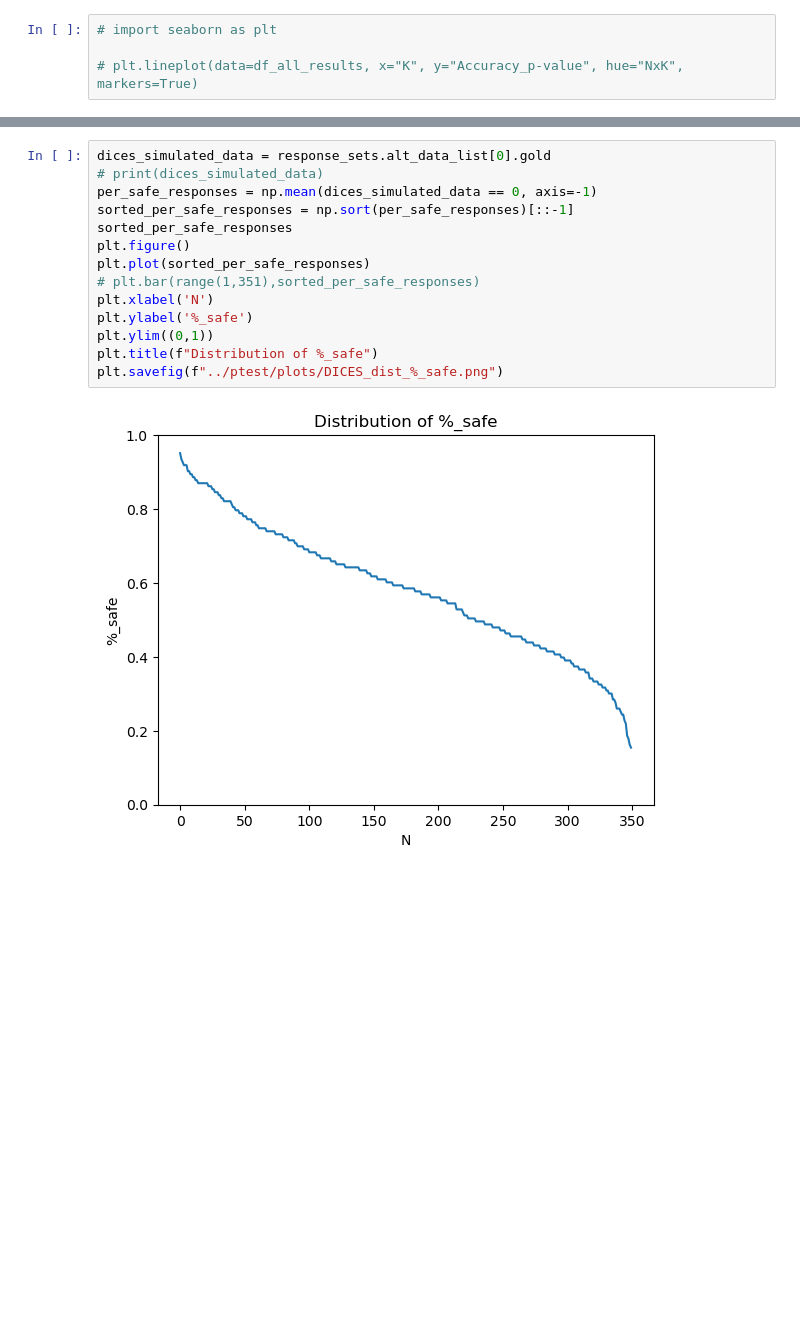
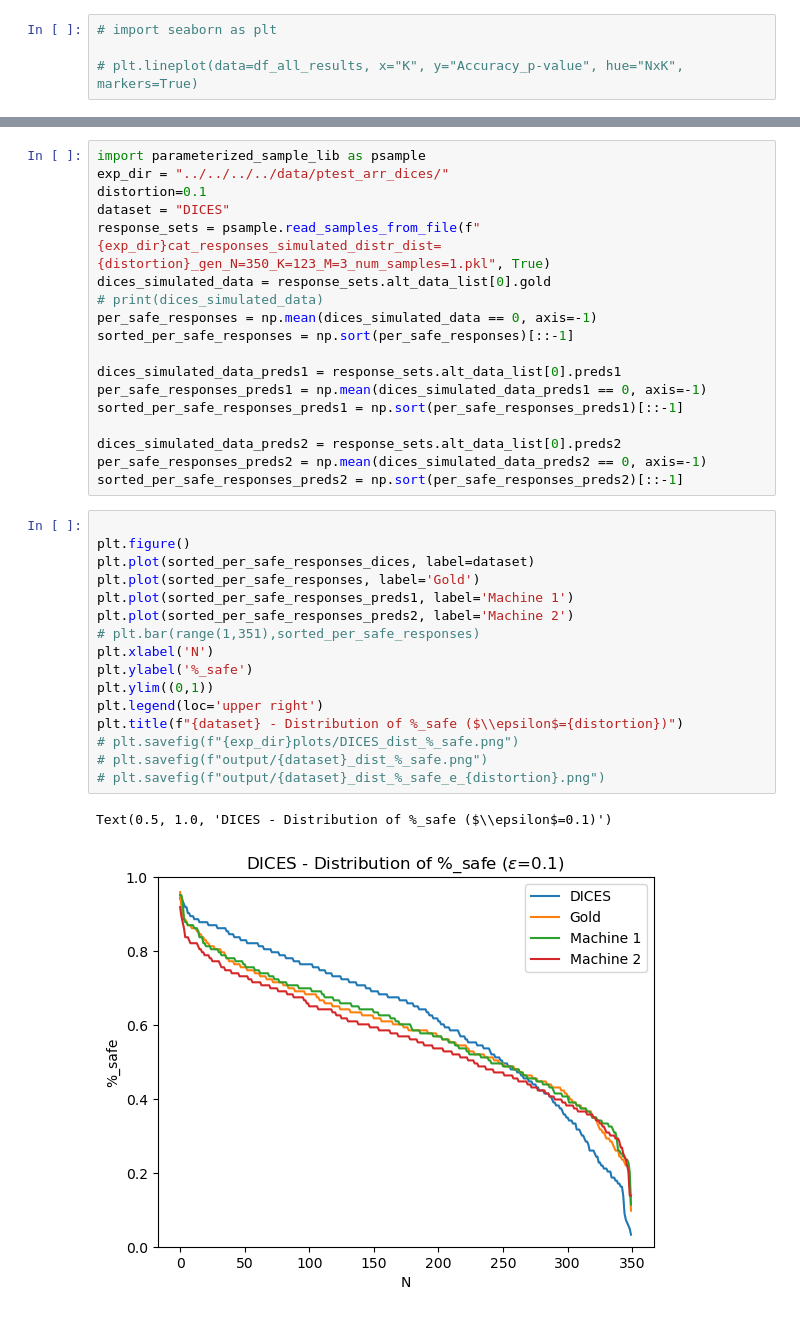
Before and after one commit to Homan-Lab/vet, a Jupyter notebook: process_results.ipynb, the cells around one changed output, grey strips where cells are left out. Drawn from its saved outputs; the diff is of its cells as text; blank space fills up the shorter version.

```diff
--- a/process_results.ipynb
+++ b/process_results.ipynb
@@ -151,16 +160,37 @@ response_sets = psample.read_samples_from_file("../ptest/cat_responses_simulated
+# %%
+import parameterized_sample_lib as psample
+exp_dir = "../../../../data/ptest_arr_dices/"
+distortion=0.1
+dataset = "DICES"
+response_sets = psample.read_samples_from_file(f"{exp_dir}cat_responses_simulated_distr_dist={distortion}_gen_N=350_K=123_M=3_num_samples=1.pkl", True)
+dices_simulated_data = response_sets.alt_data_list[0].gold
+# print(dices_simulated_data)
+per_safe_responses = np.mean(dices_simulated_data == 0, axis=-1)
+sorted_per_safe_responses = np.sort(per_safe_responses)[::-1]
+
+dices_simulated_data_preds1 = response_sets.alt_data_list[0].preds1
+per_safe_responses_preds1 = np.mean(dices_simulated_data_preds1 == 0, axis=-1)
+sorted_per_safe_responses_preds1 = np.sort(per_safe_responses_preds1)[::-1]
+
+dices_simulated_data_preds2 = response_sets.alt_data_list[0].preds2
+per_safe_responses_preds2 = np.mean(dices_simulated_data_preds2 == 0, axis=-1)
+sorted_per_safe_responses_preds2 = np.sort(per_safe_responses_preds2)[::-1]
 # %%
-dices_simulated_data = response_sets.alt_data_list[0].gold
-# print(dices_simulated_data)
-per_safe_responses = np.mean(dices_simulated_data == 0, axis=-1)
-sorted_per_safe_responses = np.sort(per_safe_responses)[::-1]
-sorted_per_safe_responses
+
 plt.figure()
-plt.plot(sorted_per_safe_responses)
+plt.plot(sorted_per_safe_responses_dices, label=dataset)
+plt.plot(sorted_per_safe_responses, label='Gold')
+plt.plot(sorted_per_safe_responses_preds1, label='Machine 1')
+plt.plot(sorted_per_safe_responses_preds2, label='Machine 2')
 # plt.bar(range(1,351),sorted_per_safe_responses)
 plt.xlabel('N')
 plt.ylabel('%_safe')
 plt.ylim((0,1))
-plt.title(f"Distribution of %_safe")
-plt.savefig(f"../ptest/plots/DICES_dist_%_safe.png")
+plt.legend(loc='upper right')
+plt.title(f"{dataset} - Distribution of %_safe ($\\epsilon$={distortion})")
+# plt.savefig(f"{exp_dir}plots/DICES_dist_%_safe.png")
+# plt.savefig(f"output/{dataset}_dist_%_safe.png")
+# plt.savefig(f"output/{dataset}_dist_%_safe_e_{distortion}.png")
 # %% [output]
+Text(0.5, 1.0, 'DICES - Distribution of %_safe ($\\epsilon$=0.1)')
-[figure, old version]
+[figure, new version]
```
Also changed, not shown: parts of 24 cells of this notebook, 1 other file.
